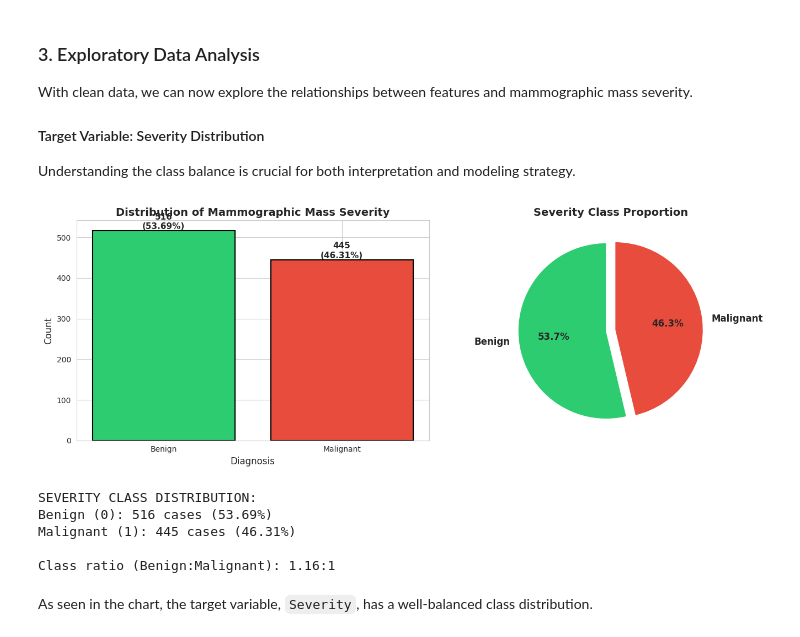
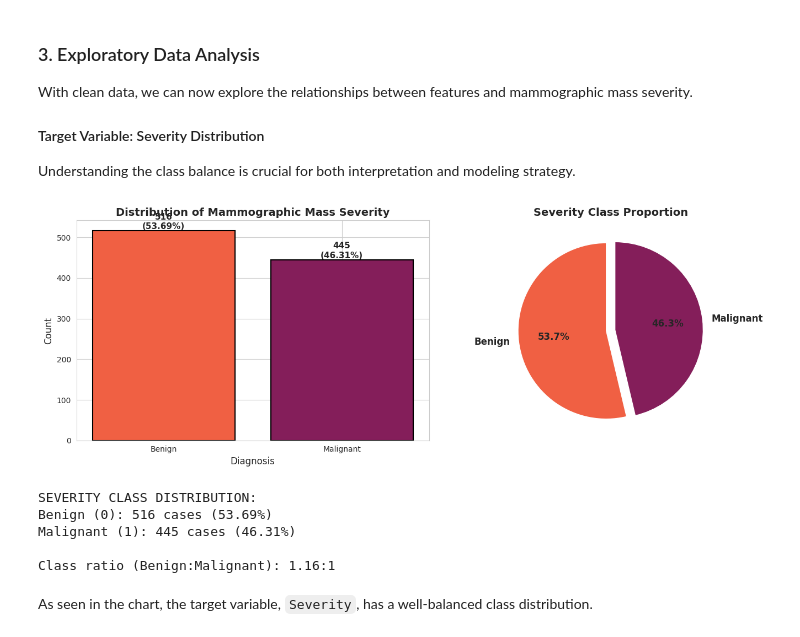
Before and after one commit to Adriano-7/imbalanced-data-synthesis-quality, a Jupyter notebook: notebooks/00_eda_mammographic_mass.ipynb, the cells around one changed output. Saved outputs shown, nothing was run; the diff lists cells and outputs as text; code cells hidden in the pictures.

```diff
--- a/notebooks/00_eda_mammographic_mass.ipynb
+++ b/notebooks/00_eda_mammographic_mass.ipynb
@@ -18,9 +18,9 @@ from scipy import stats
 from sklearn.preprocessing import LabelEncoder
 from ucimlrepo import fetch_ucirepo
 
-COLOR_PALETTE = 'viridis'
-COLORS_BINARY = ['#2ecc71', '#e74c3c']
+COLOR_PALETTE = 'rocket_r'
 sns.set_style("whitegrid")
+COLORS_BINARY = sns.color_palette(COLOR_PALETTE, 2)
 plt.rcParams['figure.figsize'] = (12, 6)
 
 mammographic_mass = fetch_ucirepo(id=161)
@@ -315,37 +314,37 @@ ax1 = axes[0]
 bars = ax1.bar(['Benign', 'Malignant'], severity_counts.values,
                color=COLORS_BINARY, edgecolor='black', linewidth=1.5)
 ax1.set_title('Distribution of Mammographic Mass Severity',
               fontsize=14, fontweight='bold')
 ax1.set_ylabel('Count', fontsize=12)
 ax1.set_xlabel('Diagnosis', fontsize=12)
 
 for i, (bar, count, pct) in enumerate(zip(bars, severity_counts.values, severity_pct.values)):
     height = bar.get_height()
     ax1.text(bar.get_x() + bar.get_width()/2., height,
-            f'{count}\n({pct}%)',
-            ha='center', va='bottom', fontsize=11, fontweight='bold')
+             f'{count}\n({pct}%)',
+             ha='center', va='bottom', fontsize=11, fontweight='bold')
 
-colors_pie = ['#2ecc71', '#e74c3c']
+colors_pie = COLORS_BINARY
 explode = (0.05, 0.05)
 ax2 = axes[1]
 wedges, texts, autotexts = ax2.pie(severity_counts.values,
                                      labels=['Benign', 'Malignant'],
                                      autopct='%1.1f%%',
                                      colors=colors_pie,
                                      explode=explode,
                                      startangle=90,
                                      textprops={'fontsize': 12, 'fontweight': 'bold'})
 ax2.set_title('Severity Class Proportion', fontsize=14, fontweight='bold')
 
 plt.tight_layout()
 plt.show()
 
 print("SEVERITY CLASS DISTRIBUTION: ")
 print(f"Benign (0): {severity_counts[0]} cases ({severity_pct[0]}%)")
 print(f"Malignant (1): {severity_counts[1]} cases ({severity_pct[1]}%)")
 print(f"\nClass ratio (Benign:Malignant): {severity_counts[0]/severity_counts[1]:.2f}:1")
 # %% [output]
-[figure, old version]
+[figure, new version]
 SEVERITY CLASS DISTRIBUTION:
 Benign (0): 516 cases (53.69%)
 Malignant (1): 445 cases (46.31%)
```
Also changed, not shown: parts of 4 cells of this notebook, 10 other files.
